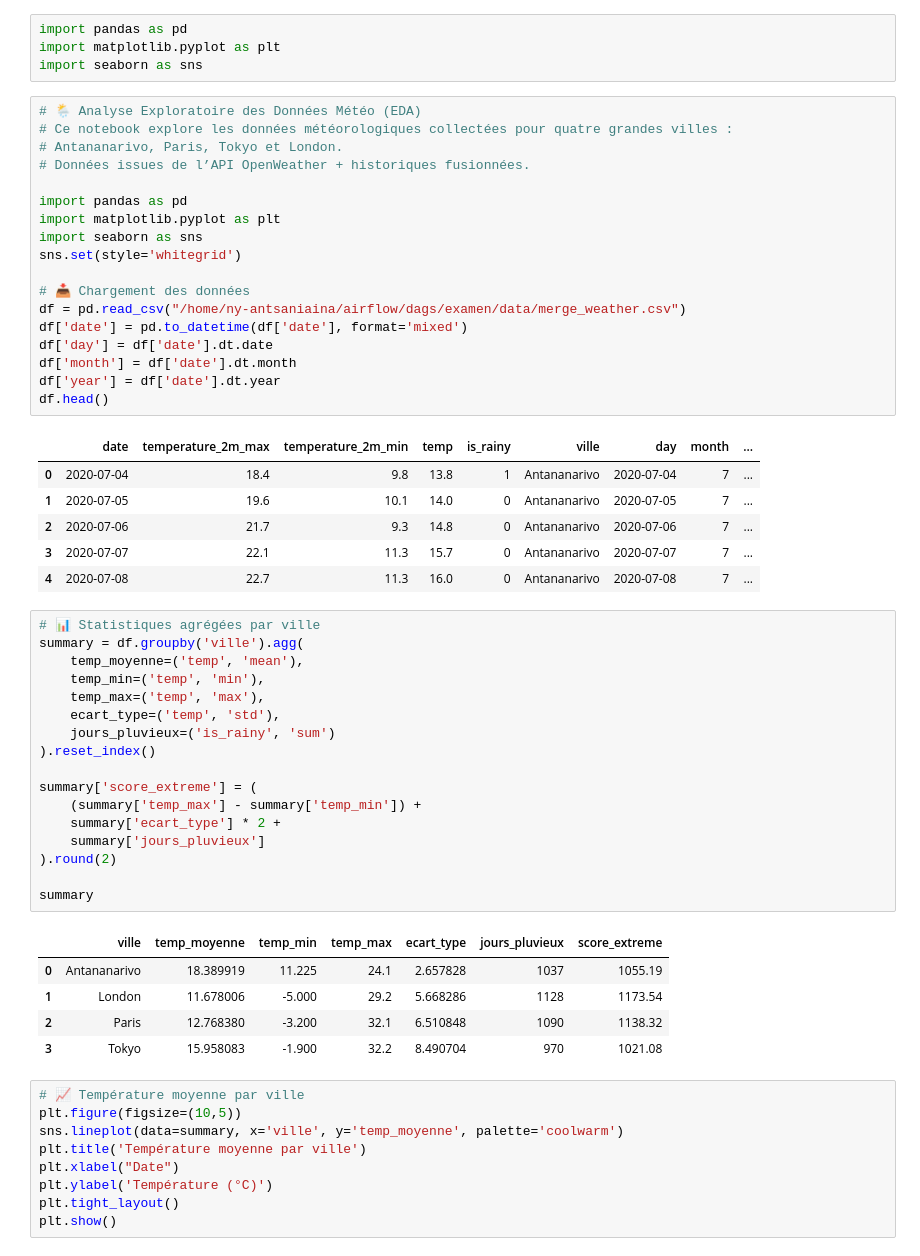
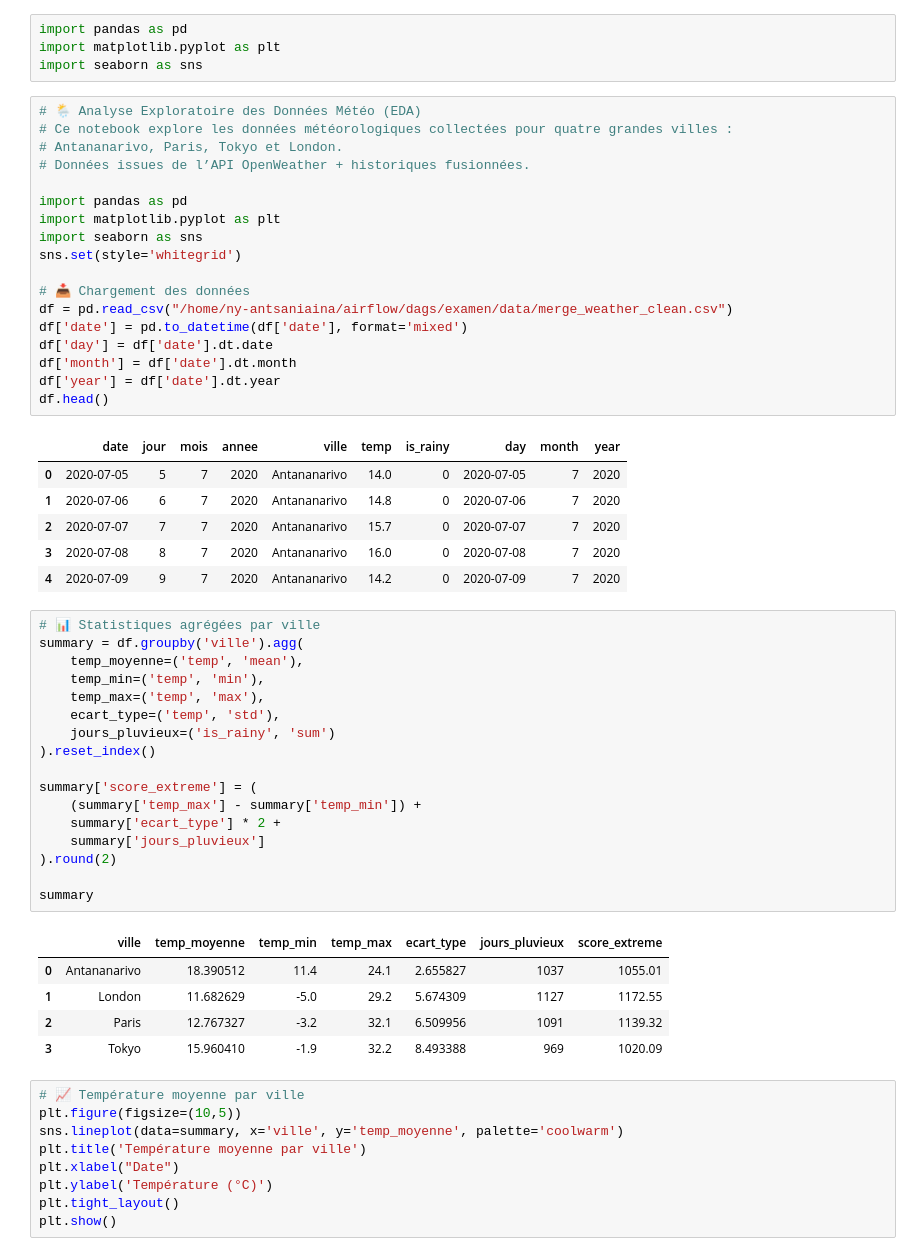
Before and after one commit to Ny-Antsaniaina/donnees2-IA-STD23030, a Jupyter notebook: notebooks/EDA.ipynb, the cells around one changed output. Saved outputs shown, nothing was run; the diff lists cells and outputs as text.

```diff
--- a/notebooks/EDA.ipynb
+++ b/notebooks/EDA.ipynb
@@ -5,28 +5,28 @@ import seaborn as sns
 # %%
 # 🌦️ Analyse Exploratoire des Données Météo (EDA)
 # Ce notebook explore les données météorologiques collectées pour quatre grandes villes :
 # Antananarivo, Paris, Tokyo et London.
 # Données issues de l’API OpenWeather + historiques fusionnées.
 
 import pandas as pd
 import matplotlib.pyplot as plt
 import seaborn as sns
 sns.set(style='whitegrid')
 
 # 📥 Chargement des données
-df = pd.read_csv("/home/ny-antsaniaina/airflow/dags/examen/data/merge_weather.csv")
+df = pd.read_csv("/home/ny-antsaniaina/airflow/dags/examen/data/merge_weather_clean.csv")
 df['date'] = pd.to_datetime(df['date'], format='mixed')
 df['day'] = df['date'].dt.date
 df['month'] = df['date'].dt.month
 df['year'] = df['date'].dt.year
 df.head()
 # %% [output]
-|  | date | temperature_2m_max | temperature_2m_min | temp | is_rainy | ville | day | month | ... |
-| 0 | 2020-07-04 | 18.4 | 9.8 | 13.8 | 1 | Antananarivo | 2020-07-04 | 7 | ... |
-| 1 | 2020-07-05 | 19.6 | 10.1 | 14.0 | 0 | Antananarivo | 2020-07-05 | 7 | ... |
-| 2 | 2020-07-06 | 21.7 | 9.3 | 14.8 | 0 | Antananarivo | 2020-07-06 | 7 | ... |
-| 3 | 2020-07-07 | 22.1 | 11.3 | 15.7 | 0 | Antananarivo | 2020-07-07 | 7 | ... |
-| 4 | 2020-07-08 | 22.7 | 11.3 | 16.0 | 0 | Antananarivo | 2020-07-08 | 7 | ... |
+|  | date | jour | mois | annee | ville | temp | is_rainy | day | month | year |
+| 0 | 2020-07-05 | 5 | 7 | 2020 | Antananarivo | 14.0 | 0 | 2020-07-05 | 7 | 2020 |
+| 1 | 2020-07-06 | 6 | 7 | 2020 | Antananarivo | 14.8 | 0 | 2020-07-06 | 7 | 2020 |
+| 2 | 2020-07-07 | 7 | 7 | 2020 | Antananarivo | 15.7 | 0 | 2020-07-07 | 7 | 2020 |
+| 3 | 2020-07-08 | 8 | 7 | 2020 | Antananarivo | 16.0 | 0 | 2020-07-08 | 7 | 2020 |
+| 4 | 2020-07-09 | 9 | 7 | 2020 | Antananarivo | 14.2 | 0 | 2020-07-09 | 7 | 2020 |
 # %%
 # 📊 Statistiques agrégées par ville
 summary = df.groupby('ville').agg(
@@ -46,10 +46,10 @@ summary['score_extreme'] = (
 summary
 # %% [output]
 |  | ville | temp_moyenne | temp_min | temp_max | ecart_type | jours_pluvieux | score_extreme |
-| 0 | Antananarivo | 18.389919 | 11.225 | 24.1 | 2.657828 | 1037 | 1055.19 |
-| 1 | London | 11.678006 | -5.000 | 29.2 | 5.668286 | 1128 | 1173.54 |
-| 2 | Paris | 12.768380 | -3.200 | 32.1 | 6.510848 | 1090 | 1138.32 |
-| 3 | Tokyo | 15.958083 | -1.900 | 32.2 | 8.490704 | 970 | 1021.08 |
+| 0 | Antananarivo | 18.390512 | 11.4 | 24.1 | 2.655827 | 1037 | 1055.01 |
+| 1 | London | 11.682629 | -5.0 | 29.2 | 5.674309 | 1127 | 1172.55 |
+| 2 | Paris | 12.767327 | -3.2 | 32.1 | 6.509956 | 1091 | 1139.32 |
+| 3 | Tokyo | 15.960410 | -1.9 | 32.2 | 8.493388 | 969 | 1020.09 |
 # %%
 # 📈 Température moyenne par ville
 plt.figure(figsize=(10,5))
```
Also changed, not shown: parts of 3 cells of this notebook, 14 other files.
